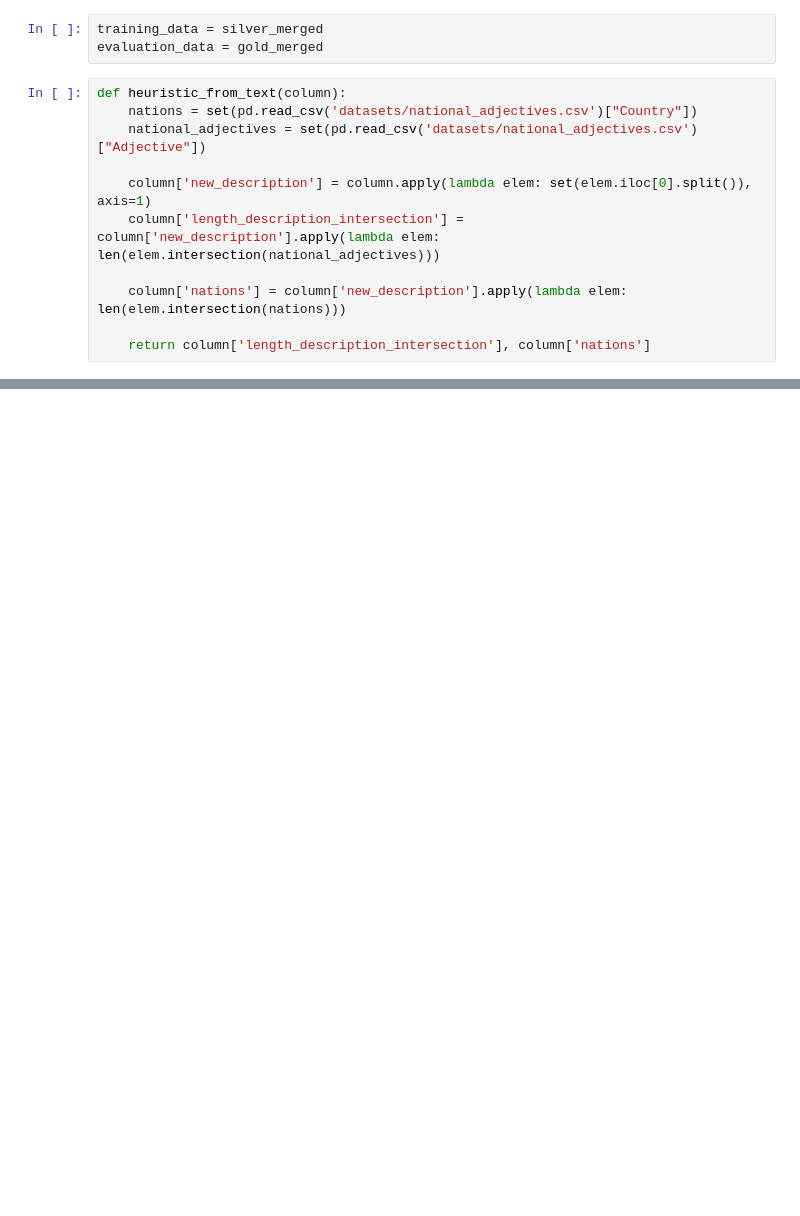
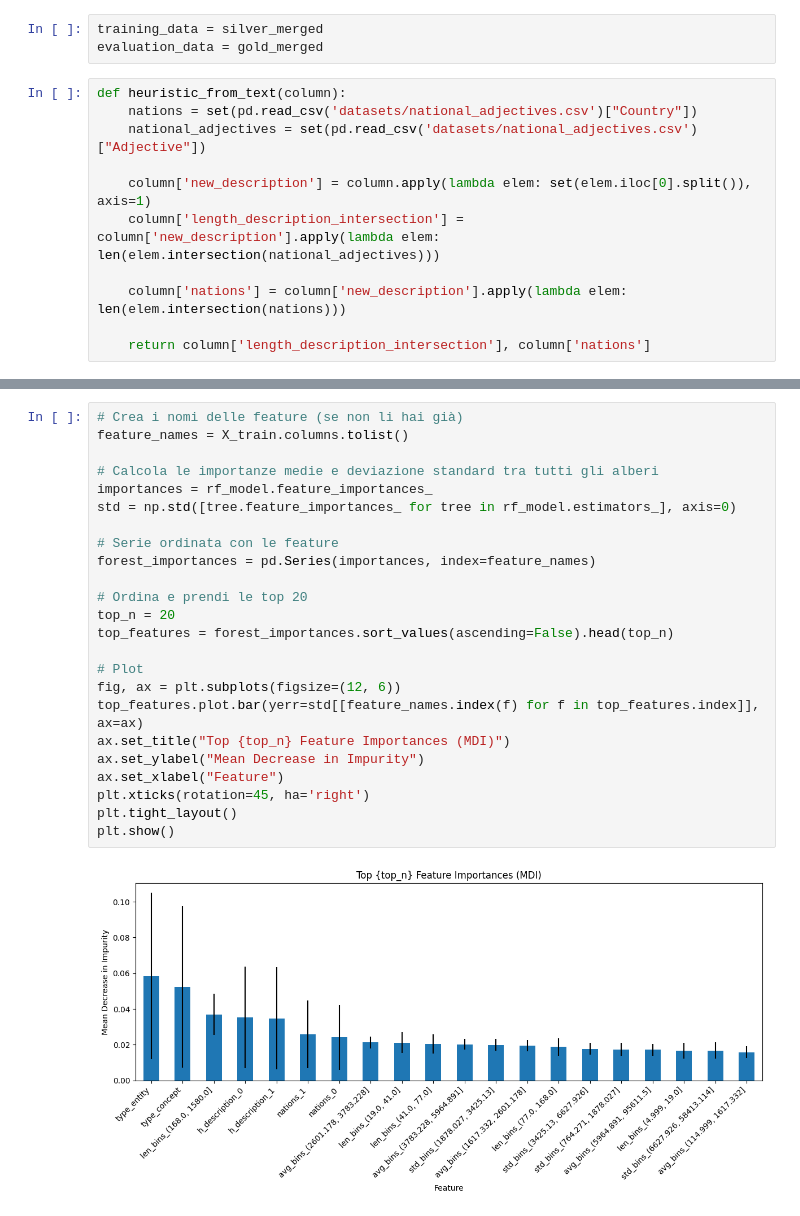
Before and after one commit to Gjergj-01/Cultural_classification, a Jupyter notebook: test_with_text.ipynb, the cells around one changed output, grey strips where cells are left out. Drawn from its saved outputs; the diff is of its cells as text; blank space fills up the shorter version.

```diff
--- a/test_with_text.ipynb
+++ b/test_with_text.ipynb
@@ -140,0 +156,26 @@ Accuratezza del modello: 1.00
+# %%
+# Crea i nomi delle feature (se non li hai già)
+feature_names = X_train.columns.tolist()
+
+# Calcola le importanze medie e deviazione standard tra tutti gli alberi
+importances = rf_model.feature_importances_
+std = np.std([tree.feature_importances_ for tree in rf_model.estimators_], axis=0)
+
+# Serie ordinata con le feature
+forest_importances = pd.Series(importances, index=feature_names)
+
+# Ordina e prendi le top 20
+top_n = 20
+top_features = forest_importances.sort_values(ascending=False).head(top_n)
+
+# Plot
+fig, ax = plt.subplots(figsize=(12, 6))
+top_features.plot.bar(yerr=std[[feature_names.index(f) for f in top_features.index]], ax=ax)
+ax.set_title("Top {top_n} Feature Importances (MDI)")
+ax.set_ylabel("Mean Decrease in Impurity")
+ax.set_xlabel("Feature")
+plt.xticks(rotation=45, ha='right')
+plt.tight_layout()
+plt.show()
+# %% [output]
+[figure, added]
```
Also changed, not shown: parts of 2 cells of this notebook.
